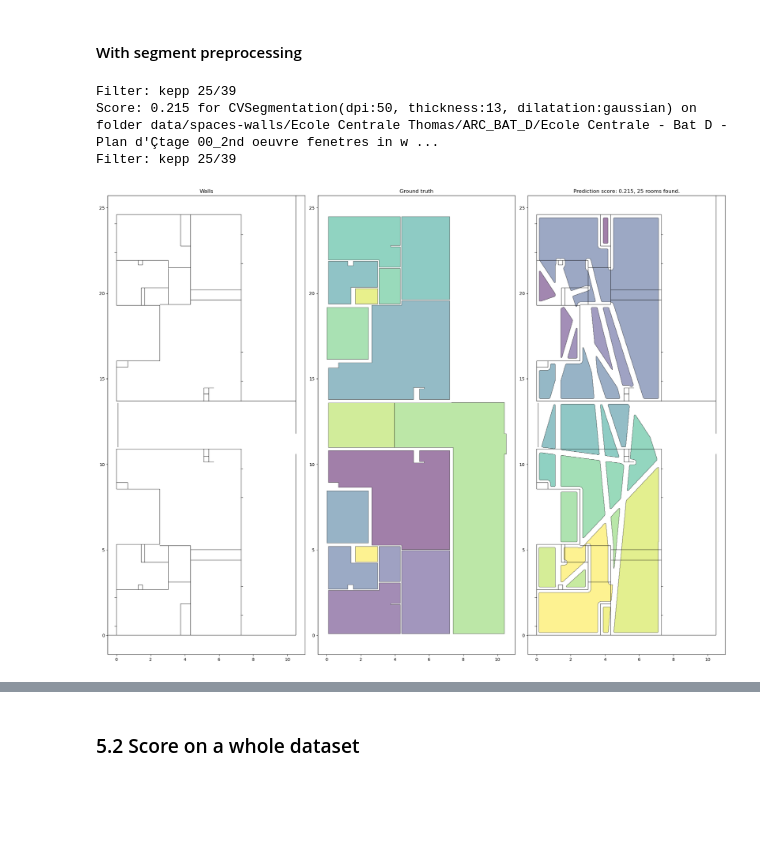
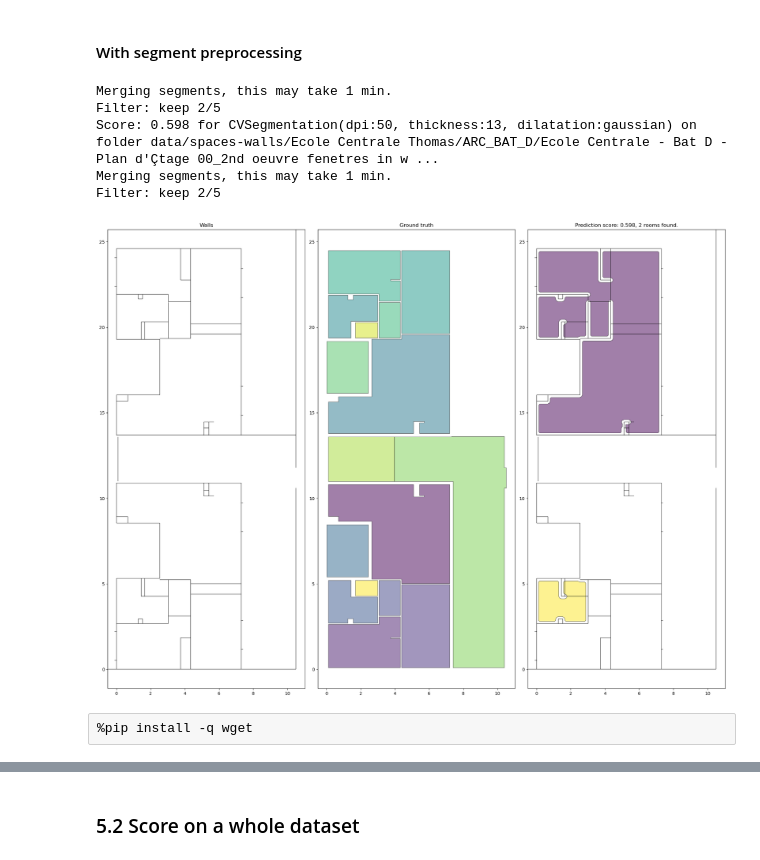
Before and after one commit to waddason/CapstoneContour, a Jupyter notebook: howto.ipynb, the cells around one changed output, grey strips where cells are left out. Drawn from its saved outputs; the diff is of its cells as text; code cells hidden in the pictures; blank space fills up the shorter version.

```diff
--- a/howto.ipynb
+++ b/howto.ipynb
@@ -249,22 +255,24 @@ Score: 0.925 for CapstoneSegmentation(dpi:50, thickness:3, method_dilatation:gau
 # %%
 # Example with Computer vision
 model = CVSegmentation(
-    thickness=13, surf_min=0.3, surf_max=1_000, clean_segements=True
+    thickness=13, surf_min=0.3, surf_max=1_000, clean_segments=True
 )
 score = test_model_on_sample(
     model,
     sample_folder=validate_subfolder,
     metric=metric,
 )
 print(
     f"Score: {score:.3f} for {model.__name__} on folder "
     f"{validate_subfolder} in with "
     f"{metric.__name__}"
 )
 # Display the prediction
 plot_score(model, validate_subfolder, metric).show()
 # %% [output]
-Filter: kepp 25/39
-Score: 0.215 for CVSegmentation(dpi:50, thickness:13, dilatation:gaussian) on folder data/spaces-walls/Ecole Centrale Thomas/ARC_BAT_D/Ecole Centrale - Bat D - Plan d'Çtage 00_2nd oeuvre fenetres in w ...
-Filter: kepp 25/39
+Merging segments, this may take 1 min.
+Filter: keep 2/5
+Score: 0.598 for CVSegmentation(dpi:50, thickness:13, dilatation:gaussian) on folder data/spaces-walls/Ecole Centrale Thomas/ARC_BAT_D/Ecole Centrale - Bat D - Plan d'Çtage 00_2nd oeuvre fenetres in w ...
+Merging segments, this may take 1 min.
+Filter: keep 2/5
-[figure, old version]
+[figure, new version]
@@ -289,0 +279,2 @@ device = torch.device("cuda" if torch.cuda.is_available() else "cpu")
+# %% [raw]
+%pip install -q wget
```
Also changed, not shown: parts of 17 cells of this notebook, 18 other files.
